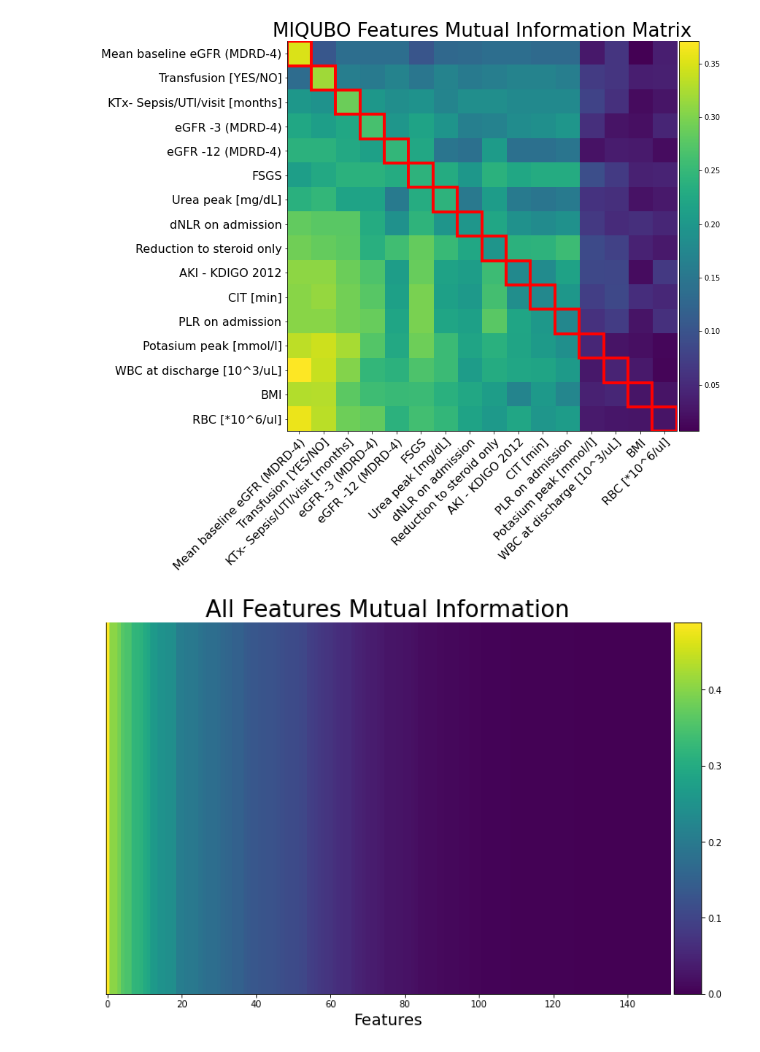
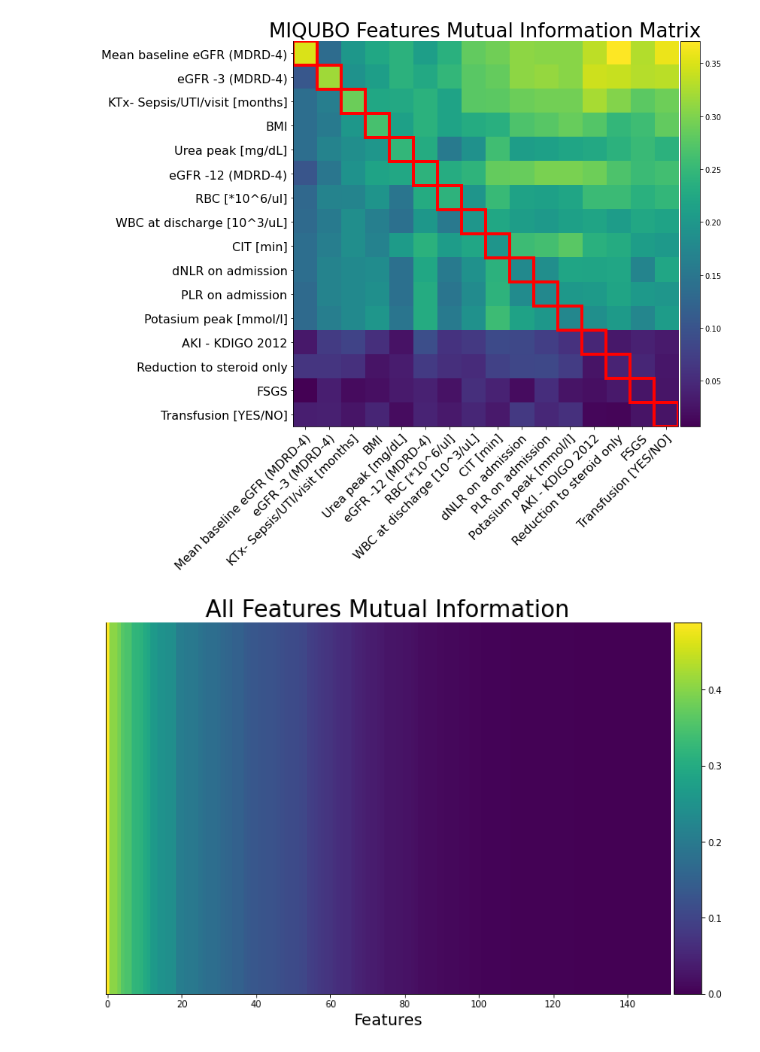
Before and after one commit to FilipKubackiSoton/MIQUBO-FS-Predicting-Kidney-Transplantation, a Jupyter notebook: mi_matrix.ipynb, the cells around one changed output. Drawn from its saved outputs; the diff is of its cells as text; code cells hidden in the pictures.

Commit message:
fix: features order in MI evaluation

```diff
--- a/mi_matrix.ipynb
+++ b/mi_matrix.ipynb
@@ -130,18 +130,17 @@ rev_map["f_52]"] = "RBC count on admission [10^6/uL]"
 naming_map_for_plots = {y:x for x, y in rev_map.items()}
 # %%
 def get_mi_matrix(df, target_f):
-    features_list = list(set(df.columns) - {target_f})
-    features = list(map(lambda x: x[0], sorted({x : mutual_information(prob(df[[target_f, x]].values), 1) for x in features_list}.items(), key = lambda x: x[1], reverse = True)))
-    n = np.shape(df)[-1]-1
-    mi_matrix = np.zeros((n,n))
+    features = list(map(lambda x: x[0], sorted({x : mutual_information(prob(df_miqubo[[target_f, x]].values), 1) for x in df_miqubo.columns if x!=target_f}.items(), key = lambda x: x[1], reverse = True)))
+    n = np.shape(df)[-1]
+    mi_matrix = np.zeros((n-1,n-1))
     for row, f_a in enumerate(features):
         for col, f_b in enumerate(features):
             if row == col:
                 mi_matrix[row][col] = mutual_information(prob(df[[target_f, f_a]].values), 1)
             else:
                 mi_matrix[row][col] = conditional_mutual_information(prob(df[[target_f, f_a, f_b]].values), 1, 2)
+
     return mi_matrix
-mi_matrix = get_mi_matrix(df_miqubo, target_f)
 # %%
 
 def highlight_cell(x,y, ax=None, **kwargs):
@@ -150,53 +149,49 @@ def highlight_cell(x,y, ax=None, **kwargs):
     ax.add_patch(rect)
     return rect
 
-def plot_mi_matrix(df, target_f, f_map):
+def plot_mi_matrix(df, target_f, f_map, rev_map):
     mi_matrix=get_mi_matrix(df, target_f)
-
-    f_map_ = {y:x for x, y in f_map.items()}
-
-    labels = list(set(df.columns) - {target_f})
-    labels = [f_map_[x] for x in labels]
-    #label_y = label_x
-    x = np.arange(len(labels))
-    y = np.arange(len(labels))
+    features = list(map(lambda x: x[0], sorted({rev_map[x] : mutual_information(prob(df_miqubo[[target_f, x]].values), 1) for x in df_miqubo.columns if x!=target_f}.items(), key = lambda x: x[1], reverse = True)))
+    pd.DataFrame(data=mi_matrix, index=features, columns=features).to_csv("models_evaluation/mi_matrix/miqubo_mi_matrix.csv")
+    x = np.arange(len(features))
+    y = np.arange(len(features))
     fig, ax = plt.subplots(figsize=(12, 12))
     #cmap = 'jet'
     im = ax.imshow(mi_matrix, )#cmap="cool")
     # Add some text for labels, title and custom x-axis tick labels, etc.
     ax.set_title("MIQUBO Features Mutual Information Matrix", fontsize=26)
     ax.set_xticks(x)
     #ax.set_xlabel(label_x, fontsize=18)
     ax.set_yticks(x)
     #ax.set_ylabel(label_y, fontsize=18, rotation = -90)
-    ax.set_xticklabels(labels, fontsize=16)
-    ax.set_yticklabels(labels, fontsize=16)
+    ax.set_xticklabels(features, fontsize=16)
+    ax.set_yticklabels(features, fontsize=16)
     ax.xaxis.set_label_position("top")
     ax.yaxis.set_label_position("right")
     ax.spines['right'].set_visible(False)
     ax.spines['top'].set_visible(False)
 
     fig.tight_layout()
     plt.setp(ax.get_xticklabels(), rotation=45, ha="right",
             rotation_mode="anchor")
 
     #plt.imshow(mi_matrix)
 
     divider = make_axes_locatable(ax)
     cax = divider.append_axes("right", size="5%", pad=0.05)
 
     plt.colorbar(im, cax=cax)
 
-    for i in np.arange(len(labels)):
+    for i in np.arange(len(features)):
         highlight_cell(i,i, ax, color="red", linewidth=4)
 
     plt.savefig("plots/mi_matrix/MIQBO_MI_matrix.png", bbox_inches='tight')
     plt.show()
 
 
-plot_mi_matrix(df_miqubo, target_f, naming_map_for_plots)
+plot_mi_matrix(df_miqubo, target_f, naming_map_for_plots, rev_map)
 # %% [output]
-[figure, old version]
+[figure, new version]
 # %%
 all_f_mi = list(map(lambda x: x[1], sorted({x : mutual_information(prob(df_all[[target_f, x]].values), 1) for x in df_all.columns}.items(), key = lambda x: x[1], reverse = True)))
 h_size = 100
```
Also changed, not shown: parts of 1 cell of this notebook, 2 other files.
